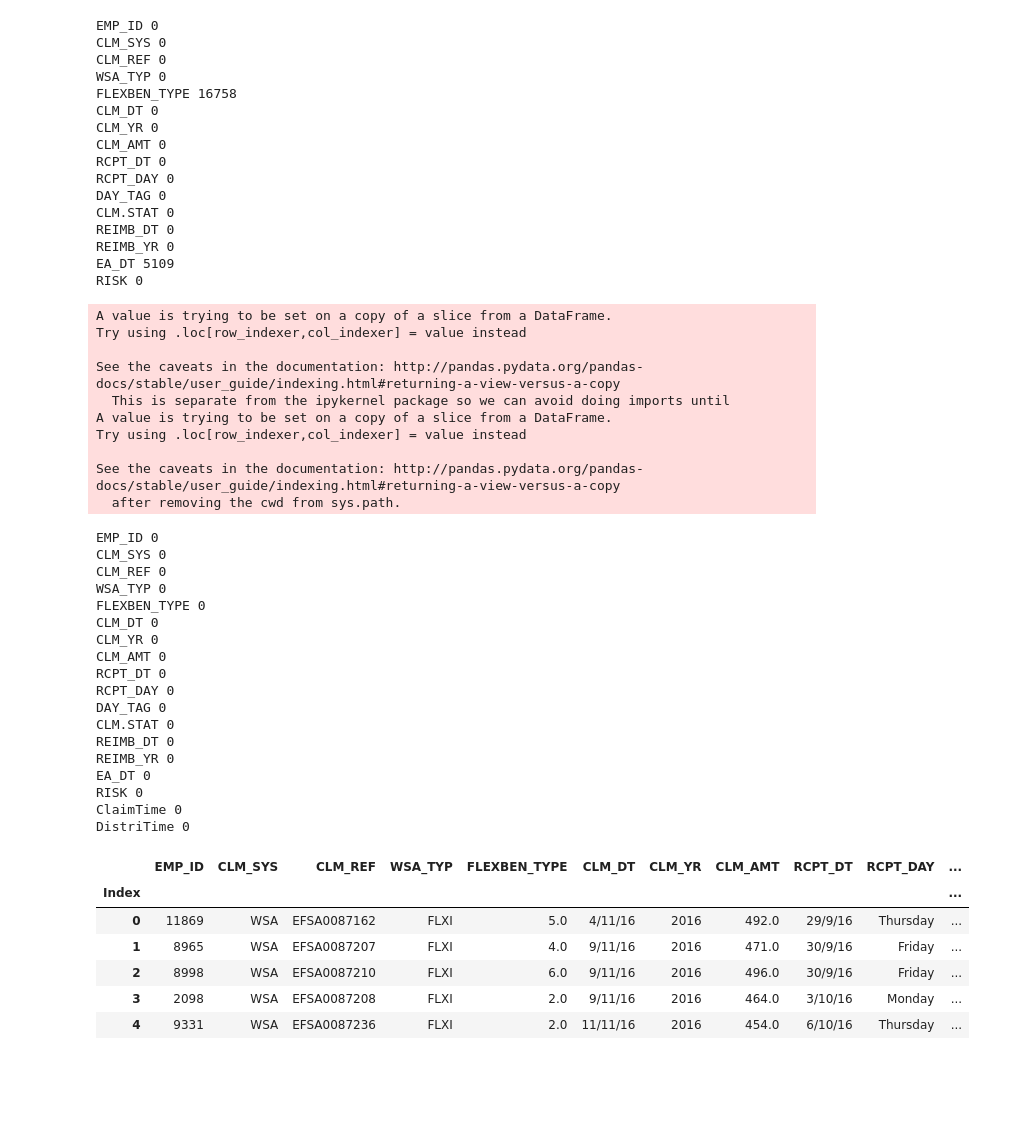
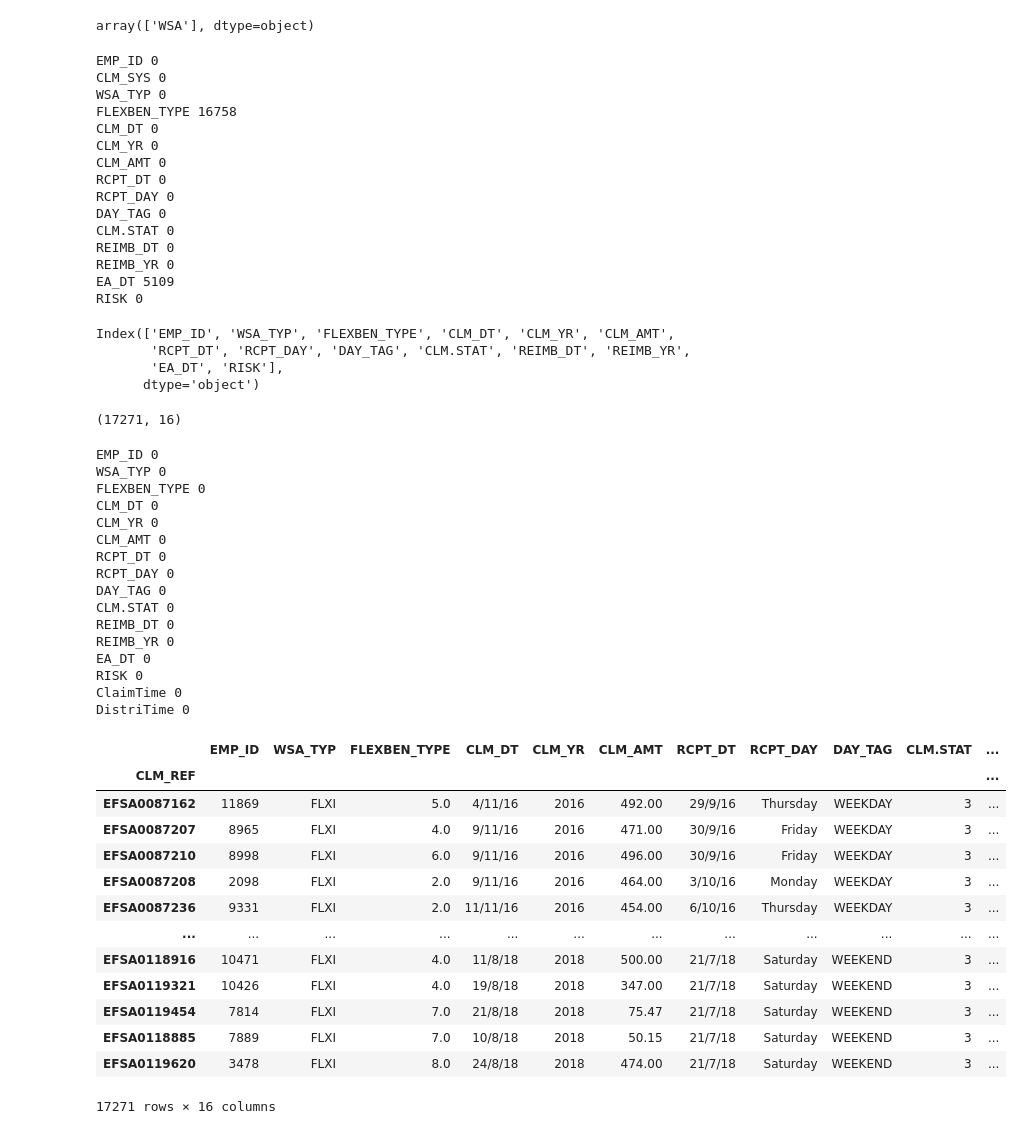
Before and after one commit to IoT-master/FraudDetection, a Jupyter notebook: FraudDetection.ipynb, the cells around one changed output. Cells and saved outputs as stored; diff of their text form; code cells hidden in the pictures; blank space fills up the shorter version.

```diff
--- a/FraudDetection.ipynb
+++ b/FraudDetection.ipynb
@@ -1,5 +1,6 @@
 # %%
 import pandas as pd
 # %%
-claims_df = pd.read_csv('HWA-Brovsi-WSA-Claims-Validated.csv', index_col='Index')
+claims_df = pd.read_csv('HWA-Brovsi-WSA-Claims-Validated.csv', index_col='CLM_REF')
+claims_df = claims_df.drop(['Index'], axis=1)
 # %%
@@ -15,10 +23,13 @@ claims_df.head()
+# %%
+claims_df['CLM_SYS'].unique()
+# %% [output]
+array(['WSA'], dtype=object)
 # %%
 for each_column in claims_df.columns:
     print(each_column, claims_df[each_column].isna().sum())
 # %% [output]
 EMP_ID 0
 CLM_SYS 0
-CLM_REF 0
 WSA_TYP 0
 FLEXBEN_TYPE 16758
 CLM_DT 0
@@ -32,29 +43,28 @@ REIMB_DT 0
 REIMB_YR 0
 EA_DT 5109
 RISK 0
+# %%
+from datetime import datetime as dt
+claims_df_nona = claims_df.dropna()
+claims_df_nona = claims_df_nona.drop(['CLM_SYS'], axis=1)
+claims_df_nona.columns
+# %% [output]
+Index(['EMP_ID', 'WSA_TYP', 'FLEXBEN_TYPE', 'CLM_DT', 'CLM_YR', 'CLM_AMT',
+       'RCPT_DT', 'RCPT_DAY', 'DAY_TAG', 'CLM.STAT', 'REIMB_DT', 'REIMB_YR',
+       'EA_DT', 'RISK'],
+      dtype='object')
 # %%
-from datetime import datetime as dt
-claims_df_nona = claims_df.dropna()
 claims_df_nona['ClaimTime'] = pd.DatetimeIndex(pd.to_datetime(claims_df_nona['CLM_DT'], format='%d/%m/%y') - pd.to_datetime(claims_df_nona['RCPT_DT'], format='%d/%m/%y')).day
 claims_df_nona['DistriTime'] = pd.DatetimeIndex(pd.to_datetime(claims_df_nona['EA_DT'], format='%d/%m/%y') - pd.to_datetime(claims_df_nona['RCPT_DT'], format='%d/%m/%y')).day
-# %% [output]
-A value is trying to be set on a copy of a slice from a DataFrame.
-Try using .loc[row_indexer,col_indexer] = value instead
-
-See the caveats in the documentation: http://pandas.pydata.org/pandas-docs/stable/user_guide/indexing.html#returning-a-view-versus-a-copy
-  This is separate from the ipykernel package so we can avoid doing imports until
-A value is trying to be set on a copy of a slice from a DataFrame.
-Try using .loc[row_indexer,col_indexer] = value instead
-
-See the caveats in the documentation: http://pandas.pydata.org/pandas-docs/stable/user_guide/indexing.html#returning-a-view-versus-a-copy
-  after removing the cwd from sys.path.
+# %%
+claims_df_nona.shape
+# %% [output]
+(17271, 16)
 # %%
 for each_column in claims_df_nona.columns:
     print(each_column, claims_df_nona[each_column].isna().sum())
 # %% [output]
 EMP_ID 0
-CLM_SYS 0
-CLM_REF 0
 WSA_TYP 0
 FLEXBEN_TYPE 0
 CLM_DT 0
@@ -71,15 +81,22 @@ RISK 0
 ClaimTime 0
 DistriTime 0
 # %%
-claims_df_nona.head()
+claims_df_nona
 # %% [output]
-|  | EMP_ID | CLM_SYS | CLM_REF | WSA_TYP | FLEXBEN_TYPE | CLM_DT | CLM_YR | CLM_AMT | RCPT_DT | RCPT_DAY | ... |
-| Index |  |  |  |  |  |  |  |  |  |  | ... |
-| 0 | 11869 | WSA | EFSA0087162 | FLXI | 5.0 | 4/11/16 | 2016 | 492.0 | 29/9/16 | Thursday | ... |
-| 1 | 8965 | WSA | EFSA0087207 | FLXI | 4.0 | 9/11/16 | 2016 | 471.0 | 30/9/16 | Friday | ... |
-| 2 | 8998 | WSA | EFSA0087210 | FLXI | 6.0 | 9/11/16 | 2016 | 496.0 | 30/9/16 | Friday | ... |
-| 3 | 2098 | WSA | EFSA0087208 | FLXI | 2.0 | 9/11/16 | 2016 | 464.0 | 3/10/16 | Monday | ... |
-| 4 | 9331 | WSA | EFSA0087236 | FLXI | 2.0 | 11/11/16 | 2016 | 454.0 | 6/10/16 | Thursday | ... |
+|  | EMP_ID | WSA_TYP | FLEXBEN_TYPE | CLM_DT | CLM_YR | CLM_AMT | RCPT_DT | RCPT_DAY | DAY_TAG | CLM.STAT | ... |
+| CLM_REF |  |  |  |  |  |  |  |  |  |  | ... |
+| EFSA0087162 | 11869 | FLXI | 5.0 | 4/11/16 | 2016 | 492.00 | 29/9/16 | Thursday | WEEKDAY | 3 | ... |
+| EFSA0087207 | 8965 | FLXI | 4.0 | 9/11/16 | 2016 | 471.00 | 30/9/16 | Friday | WEEKDAY | 3 | ... |
+| EFSA0087210 | 8998 | FLXI | 6.0 | 9/11/16 | 2016 | 496.00 | 30/9/16 | Friday | WEEKDAY | 3 | ... |
+| EFSA0087208 | 2098 | FLXI | 2.0 | 9/11/16 | 2016 | 464.00 | 3/10/16 | Monday | WEEKDAY | 3 | ... |
+| EFSA0087236 | 9331 | FLXI | 2.0 | 11/11/16 | 2016 | 454.00 | 6/10/16 | Thursday | WEEKDAY | 3 | ... |
+| ... | ... | ... | ... | ... | ... | ... | ... | ... | ... | ... | ... |
+| EFSA0118916 | 10471 | FLXI | 4.0 | 11/8/18 | 2018 | 500.00 | 21/7/18 | Saturday | WEEKEND | 3 | ... |
+| EFSA0119321 | 10426 | FLXI | 4.0 | 19/8/18 | 2018 | 347.00 | 21/7/18 | Saturday | WEEKEND | 3 | ... |
+| EFSA0119454 | 7814 | FLXI | 7.0 | 21/8/18 | 2018 | 75.47 | 21/7/18 | Saturday | WEEKEND | 3 | ... |
+| EFSA0118885 | 7889 | FLXI | 7.0 | 10/8/18 | 2018 | 50.15 | 21/7/18 | Saturday | WEEKEND | 3 | ... |
+| EFSA0119620 | 3478 | FLXI | 8.0 | 24/8/18 | 2018 | 474.00 | 21/7/18 | Saturday | WEEKEND | 3 | ... |
+17271 rows × 16 columns
 # %%
 X = claims_df_nona.drop(['RISK'], axis=1)
 X = pd.get_dummies(X)
```
Also changed, not shown: parts of 8 cells of this notebook.
